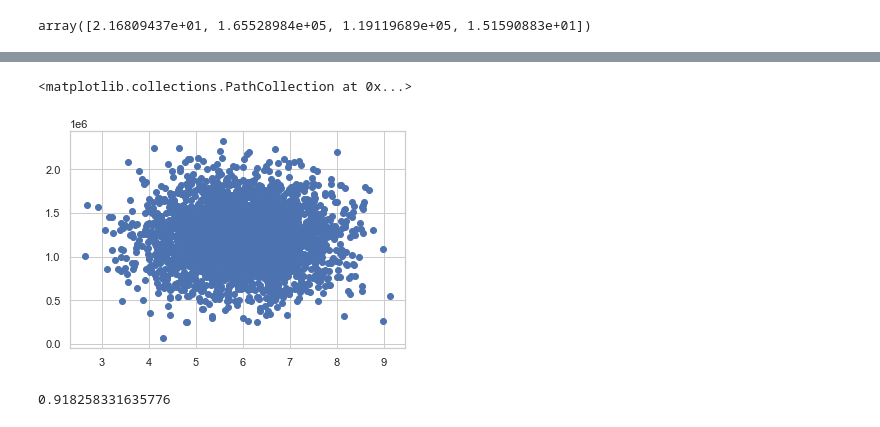
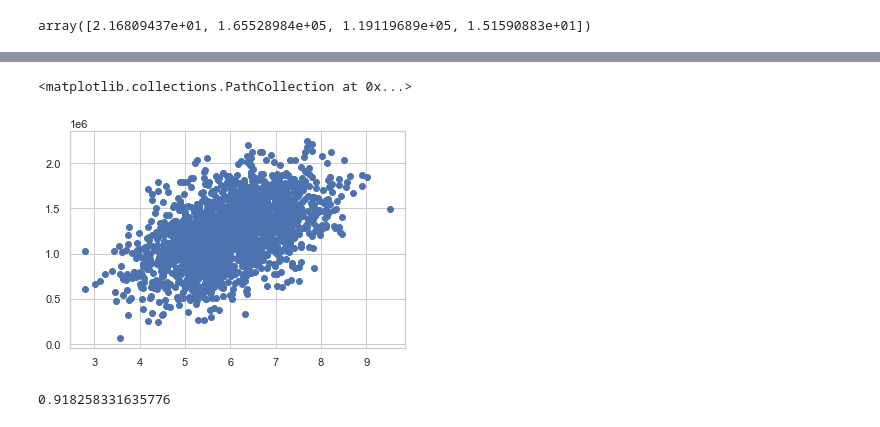
Before and after one commit to mfouquier/5400-Python-DataScience, a Jupyter notebook: Fouquier10.ipynb, the cells around one changed output, grey strips where cells are left out. Saved outputs shown, nothing was run; the diff lists cells and outputs as text; code cells hidden in the pictures.

```diff
--- a/Fouquier10.ipynb
+++ b/Fouquier10.ipynb
@@ -91,5 +91,5 @@ model.intercept_
 # %%
 # Using the model, predict the house price for the remaining samples (X[3000:]).
-y_predict = model.predict(X[2000:])
+y_predict = model.predict(X[3000:])
 y_predict
 # %% [output]
@@ -126,10 +123,10 @@ plt.scatter(X_income[:3000],y_predict)
 # %%
 # Create a scatter plot of the ‘Ave Area House Age’ and the predicted Price.
 X_age = X['Avg. Area House Age']
-plt.scatter(X_age[:3000],y_predict)
+plt.scatter(X_age[3000:],y_predict)
 # %% [output]
 <matplotlib.collections.PathCollection at 0x...>
-[figure, old version]
+[figure, new version]
 # %%
 # Compute the coefficient of determination of the prediction. Hint: use model.score with the first 2999 samples.
 model.score(X[:3000],y[:3000])
```
Also changed, not shown: parts of 7 cells of this notebook, 4 other files.
